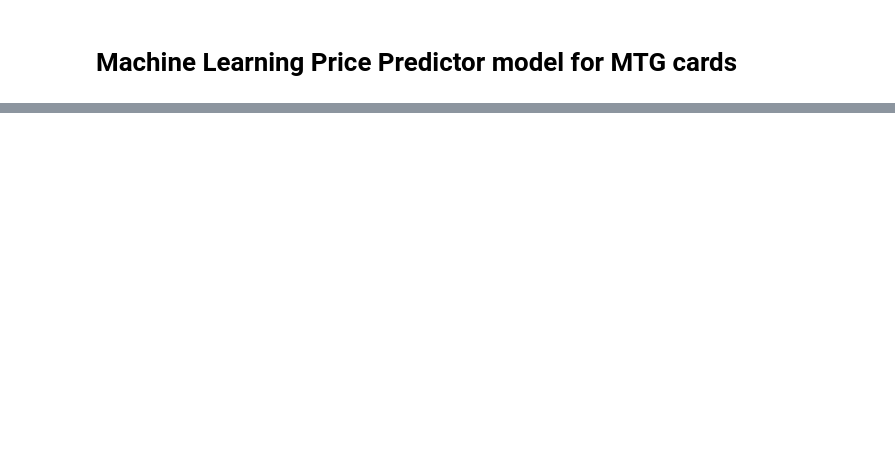
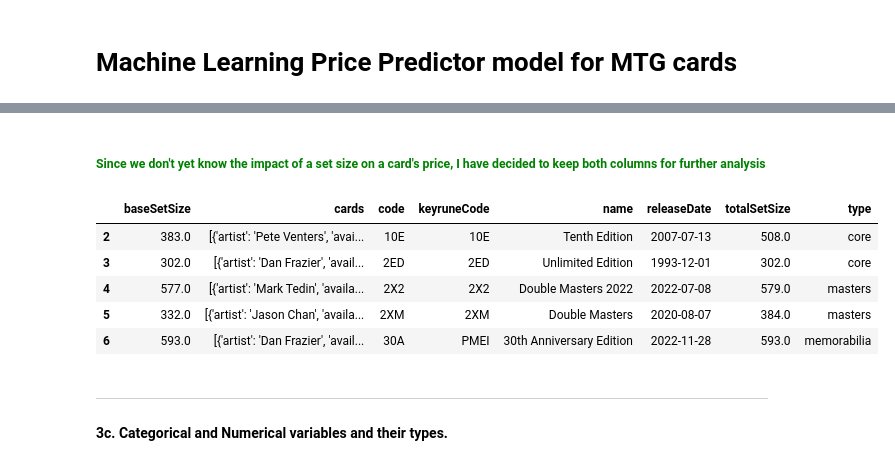
Before and after one commit to LupiVolpi/Magic_the_Gathering, a Jupyter notebook: price_prediction.ipynb, the cells around one changed output, grey strips where cells are left out. Drawn from its saved outputs; the diff is of its cells as text; code cells hidden in the pictures; blank space fills up the shorter version.

```diff
--- a/price_prediction.ipynb
+++ b/price_prediction.ipynb
@@ -39,0 +228,3 @@ df.head()
+# %%
+mask_foil_only = df_data[df_data["isFoilOnly"] == True]
+mask_foil_only["name"]
@@ -43,0 +350,14 @@ df.shape
+# %% [markdown]
+##### <font color = "Green"> Since we don't yet know the impact of a set size on a card's price, I have decided to keep both columns for further analysis
+# %%
+df_data.head()
+# %% [output]
+|  | baseSetSize | cards | code | keyruneCode | name | releaseDate | totalSetSize | type |
+| 2 | 383.0 | [{'artist': 'Pete Venters', 'avai... | 10E | 10E | Tenth Edition | 2007-07-13 | 508.0 | core |
+| 3 | 302.0 | [{'artist': 'Dan Frazier', 'avail... | 2ED | 2ED | Unlimited Edition | 1993-12-01 | 302.0 | core |
+| 4 | 577.0 | [{'artist': 'Mark Tedin', 'availa... | 2X2 | 2X2 | Double Masters 2022 | 2022-07-08 | 579.0 | masters |
+| 5 | 332.0 | [{'artist': 'Jason Chan', 'availa... | 2XM | 2XM | Double Masters | 2020-08-07 | 384.0 | masters |
+| 6 | 593.0 | [{'artist': 'Dan Frazier', 'avail... | 30A | PMEI | 30th Anniversary Edition | 2022-11-28 | 593.0 | memorabilia |
+# %% [markdown]
+---
+#### 3c. Categorical and Numerical variables and their types.
```
Also changed, not shown: parts of 55 cells of this notebook.
